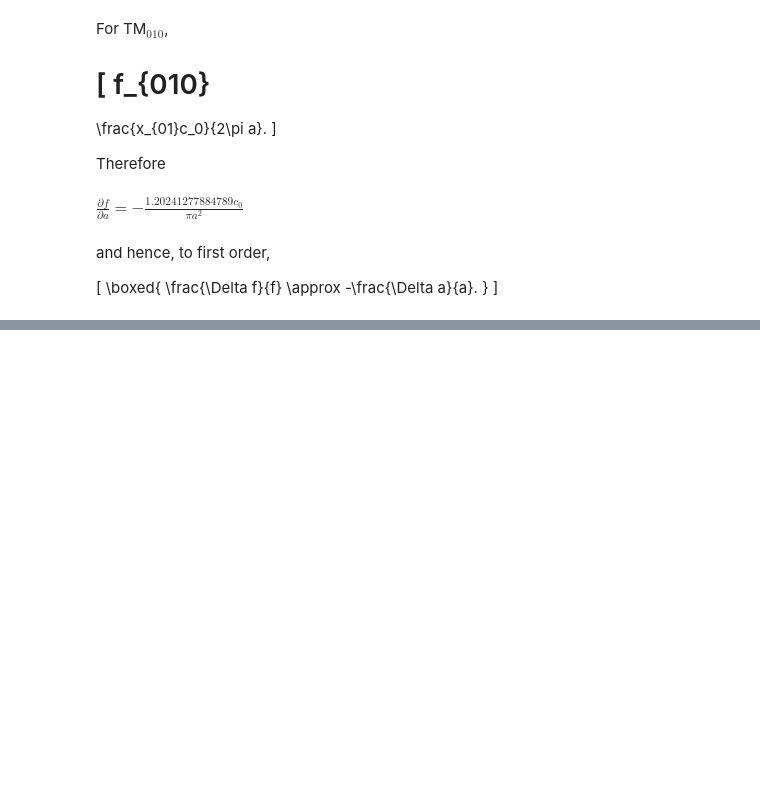
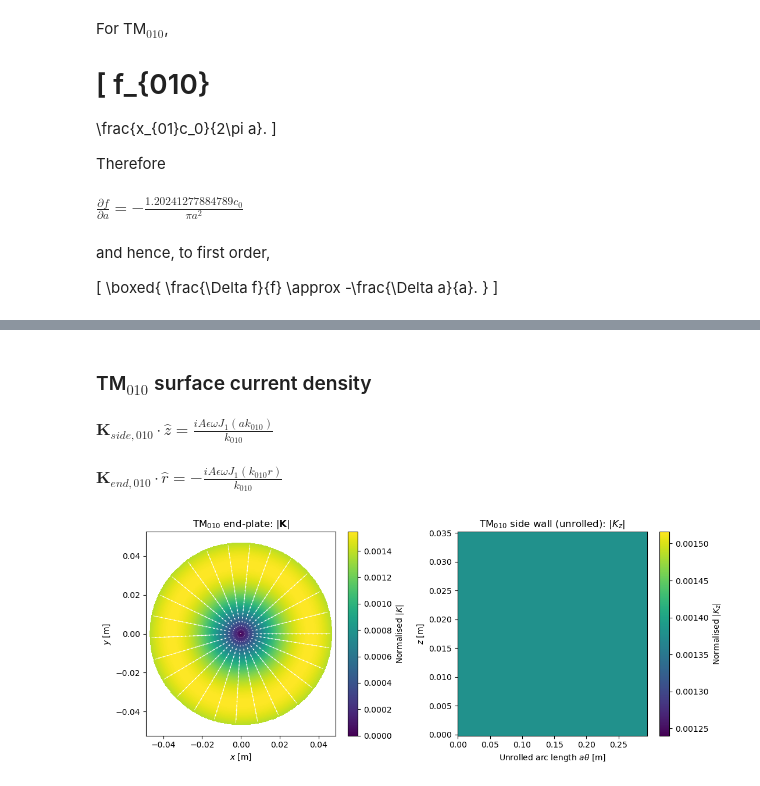
Before and after one commit to Deus-Ex-Machina2/PlasticToPower_EEE4022ProjectRepo, a Jupyter notebook: CPM_params_code.ipynb, the cells around one changed output, grey strips where cells are left out. Cells and saved outputs as stored; diff of their text form; code cells hidden in the pictures; blank space fills up the shorter version.

```diff
--- a/CPM_params_code.ipynb
+++ b/CPM_params_code.ipynb
@@ -1859,0 +1880,65 @@ TM210 unloaded Q ≈ 26532.9
+# %%
+# ============================================================
+# TM010 SURFACE CURRENT DENSITY
+# ============================================================
+#
+# Side wall (r = a), n_hat = r_hat:
+#   K_side = r_hat x (Hr r_hat + Hth th_hat) = Hth z_hat
+#
+# End plate (z = c), n_hat = z_hat:
+#   K_end  = z_hat x (Hr r_hat + Hth th_hat) = Hr th_hat - Hth r_hat
+#
+# For TM010, Hr = 0 everywhere, so the end-plate current is purely
+# radial and the side-wall current is purely axial.
+# ============================================================
+
+K_side_010 = Hth_010.subs(r, a)      # coefficient of z_hat, at r = a
+K_end_010 = -Hth_010                 # coefficient of r_hat (Hr_010 = 0)
+
+display(Markdown("### TM$_{010}$ surface current density"))
+
+show_equation(sp.Eq(sp.Symbol(r'\mathbf{K}_{side,010}\cdot\hat{z}'), K_side_010))
+show_equation(sp.Eq(sp.Symbol(r'\mathbf{K}_{end,010}\cdot\hat{r}'), K_end_010))
+
+# Numeric field arrays (reuse R, THETA from the TM010 field-plot cell above)
+Hth010_current = (omega010_num * eps_num / k010_num) * jv(1, k010_num * R)
+
+Kx_end010 = -Hth010_current * np.cos(THETA)
+Ky_end010 = -Hth010_current * np.sin(THETA)
+Kmag_end010 = np.abs(Hth010_current)
+
+theta_line = np.linspace(0, 2*np.pi, 300)
+z_line = np.linspace(0, c_cyl, 100)
+TH_wall, Z_wall = np.meshgrid(theta_line, z_line)
+Kz_side010 = (omega010_num * eps_num / k010_num) * jv(1, k010_num * a_cyl) * np.ones_like(TH_wall)
+
+fig, axs = plt.subplots(1, 2, figsize=(11, 4.5))
+
+X_end = R * np.cos(THETA)
+Y_end = R * np.sin(THETA)
+pc = axs[0].pcolormesh(X_end, Y_end, Kmag_end010, shading='auto', cmap='viridis')
+step = 14
+axs[0].quiver(
+    X_end[::step, ::step], Y_end[::step, ::step],
+    Kx_end010[::step, ::step], Ky_end010[::step, ::step],
+    color='white'
+)
+axs[0].set_xlabel('$x$ [m]')
+axs[0].set_ylabel('$y$ [m]')
+axs[0].set_title(r'TM$_{010}$ end-plate: $|\mathbf{K}|$')
+axs[0].axis('equal')
+plt.colorbar(pc, ax=axs[0], label='Normalised $|K|$')
+
+pc2 = axs[1].pcolormesh(a_cyl*TH_wall, Z_wall, np.abs(Kz_side010), shading='auto', cmap='viridis')
+axs[1].set_xlabel(r'Unrolled arc length $a\theta$ [m]')
+axs[1].set_ylabel('$z$ [m]')
+axs[1].set_title(r'TM$_{010}$ side wall (unrolled): $|K_z|$')
+plt.colorbar(pc2, ax=axs[1], label='Normalised $|K_z|$')
+
+plt.tight_layout()
+plt.show()
+# %% [output]
+### TM$_{010}$ surface current density
+$\displaystyle \mathbf{K}_{side,010}\cdot\hat{z} = \frac{i A \epsilon \omega J_{1}\left(a k_{010}\right)}{k_{010}}$
+$\displaystyle \mathbf{K}_{end,010}\cdot\hat{r} = - \frac{i A \epsilon \omega J_{1}\left(k_{010} r\right)}{k_{010}}$
+[figure, added]
```
Also changed, not shown: parts of 23 cells of this notebook.
